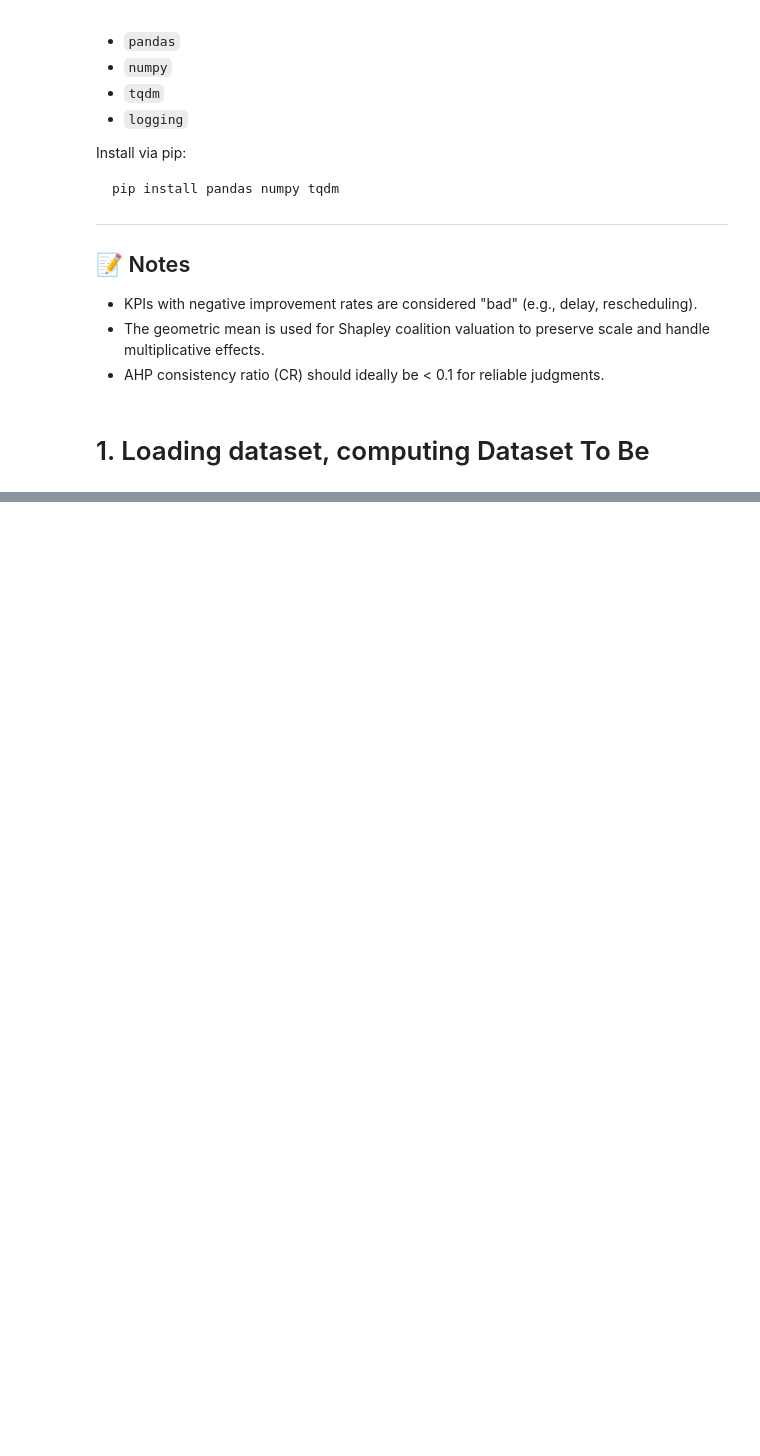
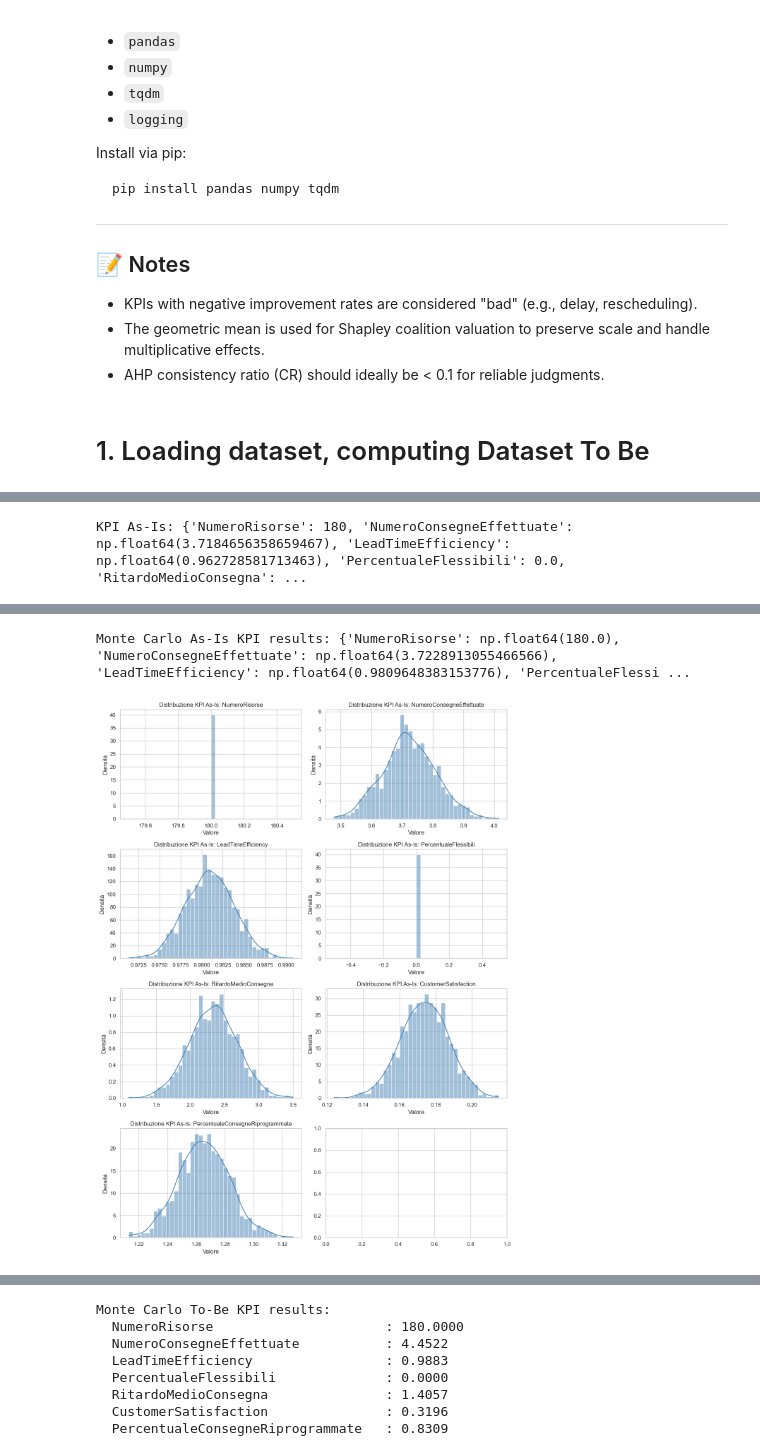
Before and after one commit to giutala/lamp, a Jupyter notebook: plswork.ipynb, the cells around one changed output, grey strips where cells are left out. Drawn from its saved outputs; the diff is of its cells as text; code cells hidden in the pictures; blank space fills up the shorter version.

```diff
--- a/plswork.ipynb
+++ b/plswork.ipynb
@@ -97,0 +147,15 @@ pip install pandas numpy tqdm
+# %%
+### --- STEP 1: Caricamento dataset --- ###
+df = pd.read_csv("dataset.csv")  # oppure pd.read_csv se necessario
+
+df.columns = [col.replace("\n", " ") for col in df.columns]
+print(df.columns.tolist())
+
+# Rimozione colonne inutili o vuote
+df = df.drop(columns=["Unnamed: 14"], errors='ignore')
+
+# Conversione numerica
+for col in df.columns:
+    df[col] = pd.to_numeric(df[col], errors='ignore')
+
+print(df.info())
@@ -97,0 +180,23 @@ pip install pandas numpy tqdm
+# %%
+### --- STEP 2: KPI As-Is --- ###
+def compute_kpis(df: pd.DataFrame) -> Dict[str, float]:
+    kpis = {
+        "NumeroRisorse": df["Id Equipaggio"].nunique(),
+        "NumeroConsegneEffettuate": df["# clienti  serviti nel mese"].sum() / df["# giorni lavorati nel mese"].sum(),
+        "LeadTimeEfficiency": np.mean(np.maximum(120 - df["Delta (orario di fine montaggio EFFETTIVO - orario di fine montaggio CONCORDATO) [min]"], 0)) / 120,
+        "PercentualeFlessibili": (df["UPL"].value_counts(normalize=True).get("Flessibile", 0.0)),
+        "RitardoMedioConsegna": df["Delta (orario di fine montaggio EFFETTIVO - orario di fine montaggio CONCORDATO) [min]"].mean(),
+        "CustomerSatisfaction": 1 - df["# consegne ripianificate per CAUSE LATO CLIENTE FINALE (assenza) e AZIENDA COMMITTENTE (es. pezzi mancanti)"].sum() / len(df),
+        "PercentualeConsegneRiprogrammate": df[
+            ['# consegne ripianificate per problemi nel TRASPORTO',
+             '# consegne ripianificate per problemi nel MONTAGGIO di "TIPO 1" (camere, armadio e camerette)',
+             '# consegne ripianificate per problemi nel MONTAGGIO di "TIPO 2" (cucine e soggiorni)',
+             '# consegne ripianificate per problemi nel MONTAGGIO  di "TIPO 3" (arredo bagno, tavoli, sedie)']
+        ].sum().sum() / len(df)
+    }
+    return kpis
+
+kpi_as_is = compute_kpis(df)
+print("KPI As-Is:", kpi_as_is)
+# %% [output]
+KPI As-Is: {'NumeroRisorse': 180, 'NumeroConsegneEffettuate': np.float64(3.7184656358659467), 'LeadTimeEfficiency': np.float64(0.962728581713463), 'PercentualeFlessibili': 0.0, 'RitardoMedioConsegna': ...
@@ -97,0 +305,6 @@ pip install pandas numpy tqdm
+# %%
+monte_carlo_results, monte_carlo_data = monte_carlo_kpis(df)
+monte_asis = monte_carlo_results
+
+monte_tobe = monte_carlo_tobe(df, feature_improvements)
+# %% [output]
@@ -97,0 +313,2 @@ pip install pandas numpy tqdm
+Monte Carlo As-Is KPI results: {'NumeroRisorse': np.float64(180.0), 'NumeroConsegneEffettuate': np.float64(3.7228913055466566), 'LeadTimeEfficiency': np.float64(0.9809648383153776), 'PercentualeFlessi ...
+[figure, added]
@@ -97,0 +317,8 @@ pip install pandas numpy tqdm
+Monte Carlo To-Be KPI results:
+  NumeroRisorse                      : 180.0000
+  NumeroConsegneEffettuate           : 4.4522
+  LeadTimeEfficiency                 : 0.9883
+  PercentualeFlessibili              : 0.0000
+  RitardoMedioConsegna               : 1.4057
+  CustomerSatisfaction               : 0.3196
+  PercentualeConsegneRiprogrammate   : 0.8309
```
Also changed, not shown: parts of 15 cells of this notebook.
